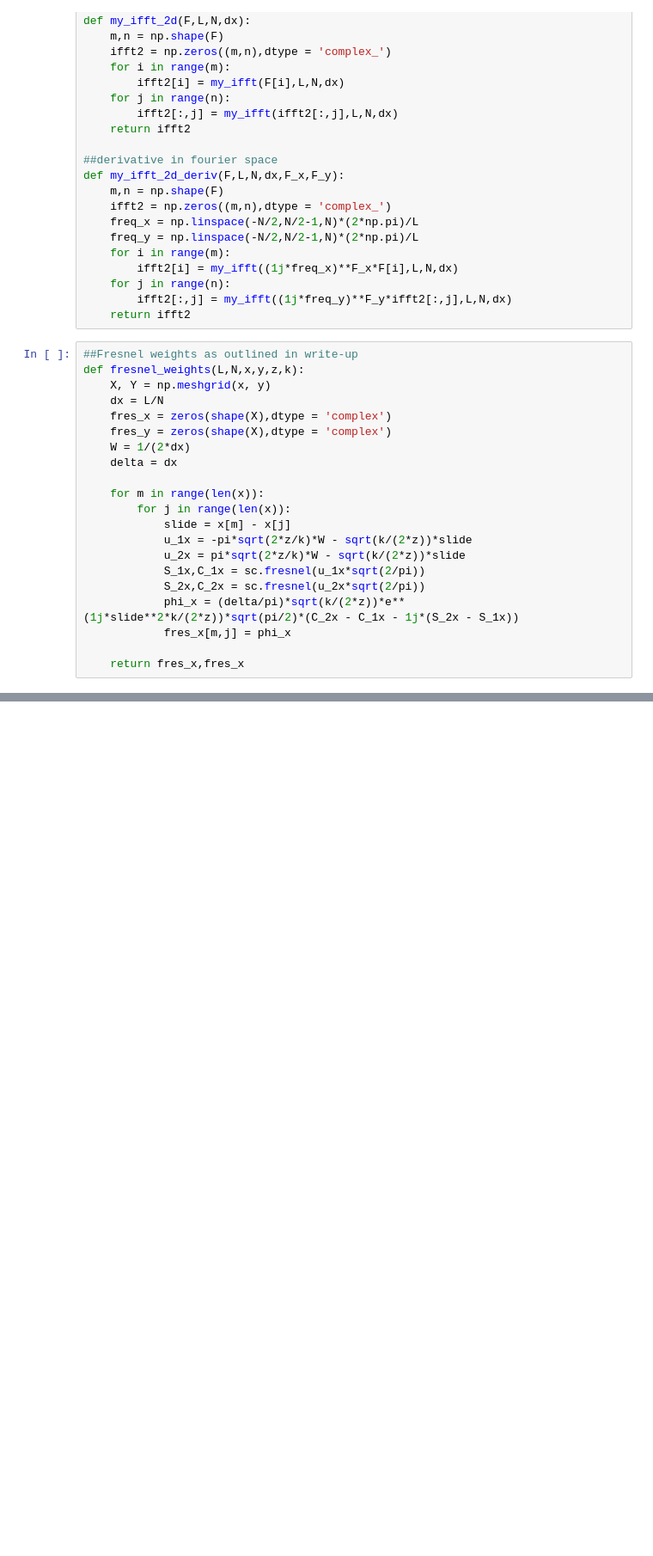
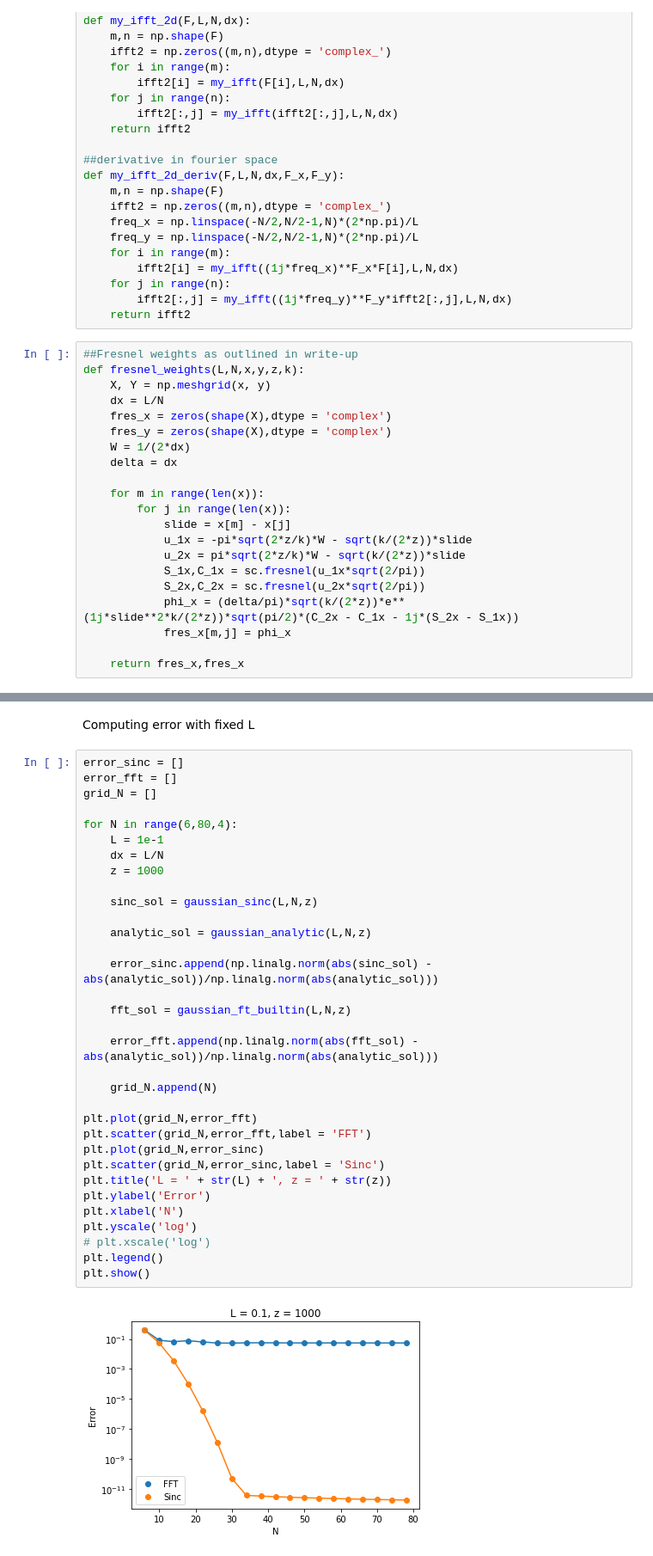
Before and after one commit to TeddyMeissner/Diffraction-Integral, a Jupyter notebook: for_github.ipynb, the cells around one changed output, grey strips where cells are left out. Shown at 86% size. Drawn from its saved outputs; the diff is of its cells as text; blank space fills up the shorter version.

```diff
--- a/for_github.ipynb
+++ b/for_github.ipynb
@@ -134,0 +387,37 @@ def fresnel_weights(L,N,x,y,z,k):
+# %% [markdown]
+Computing error with fixed L
+# %%
+error_sinc = []
+error_fft = []
+grid_N = []
+
+for N in range(6,80,4):
+    L = 1e-1
+    dx = L/N
+    z = 1000
+
+    sinc_sol = gaussian_sinc(L,N,z)
+
+    analytic_sol = gaussian_analytic(L,N,z)
+
+    error_sinc.append(np.linalg.norm(abs(sinc_sol) - abs(analytic_sol))/np.linalg.norm(abs(analytic_sol)))
+
+    fft_sol = gaussian_ft_builtin(L,N,z)
+
+    error_fft.append(np.linalg.norm(abs(fft_sol) - abs(analytic_sol))/np.linalg.norm(abs(analytic_sol)))
+
+    grid_N.append(N)
+
+plt.plot(grid_N,error_fft)
+plt.scatter(grid_N,error_fft,label = 'FFT')
+plt.plot(grid_N,error_sinc)
+plt.scatter(grid_N,error_sinc,label = 'Sinc')
+plt.title('L = ' + str(L) + ', z = ' + str(z))
+plt.ylabel('Error')
+plt.xlabel('N')
+plt.yscale('log')
+# plt.xscale('log')
+plt.legend()
+plt.show()
+# %% [output]
+[figure, added]
```
Also changed, not shown: parts of 18 cells of this notebook, 2 other files.
